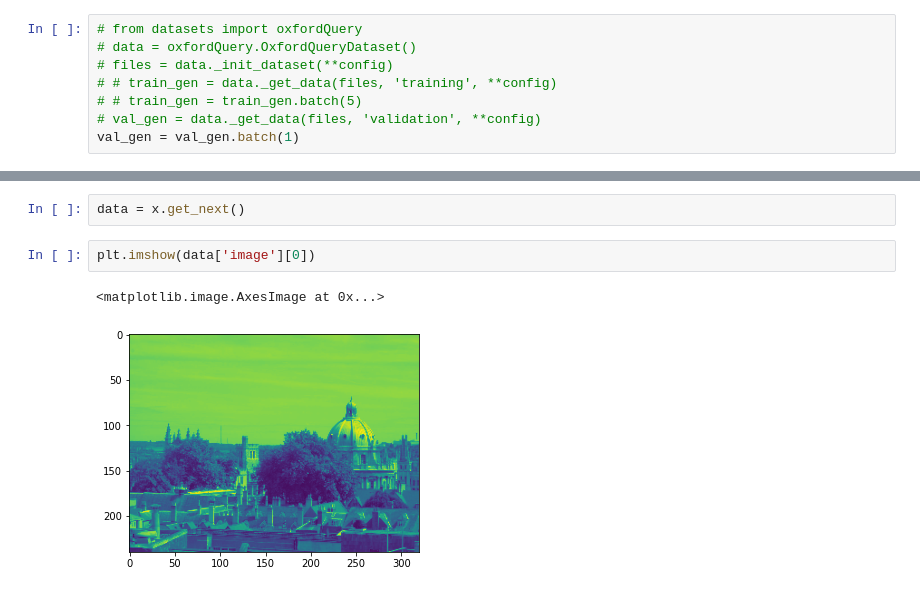
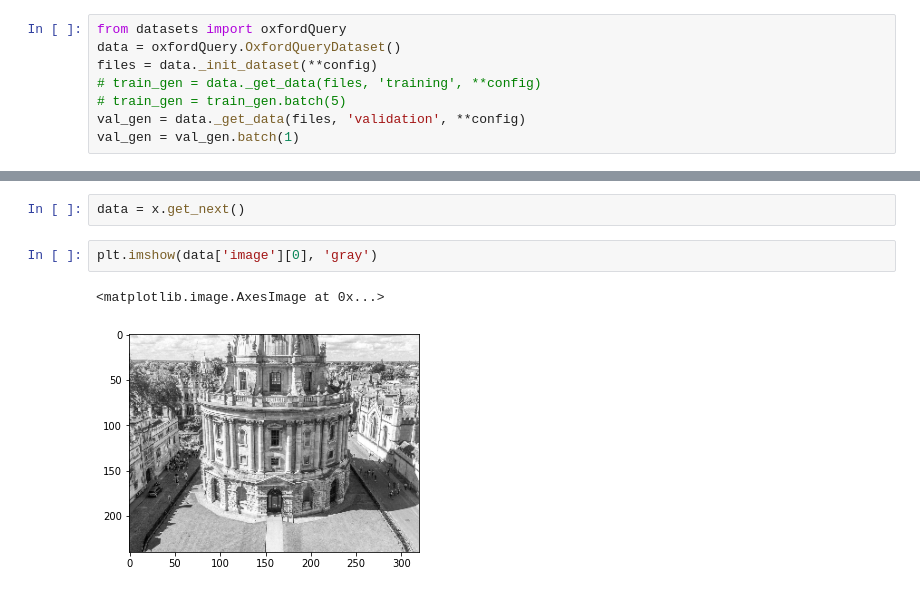
Before and after one commit to amit205/multi-task-learning, a Jupyter notebook: export_vlad_descriptors_oxford-mtl.ipynb, the cells around one changed output, grey strips where cells are left out. Saved outputs shown, nothing was run; the diff lists cells and outputs as text.

```diff
--- a/export_vlad_descriptors_oxford-mtl.ipynb
+++ b/export_vlad_descriptors_oxford-mtl.ipynb
@@ -772,12 +772,12 @@ imageID=indexStructure[0]
 tree = indexStructure[1]
 pathImageData = indexStructure[2]
 # %%
-# from datasets import oxfordQuery
-# data = oxfordQuery.OxfordQueryDataset()
-# files = data._init_dataset(**config)
-# # train_gen = data._get_data(files, 'training', **config)
-# # train_gen = train_gen.batch(5)
-# val_gen = data._get_data(files, 'validation', **config)
+from datasets import oxfordQuery
+data = oxfordQuery.OxfordQueryDataset()
+files = data._init_dataset(**config)
+# train_gen = data._get_data(files, 'training', **config)
+# train_gen = train_gen.batch(5)
+val_gen = data._get_data(files, 'validation', **config)
 val_gen = val_gen.batch(1)
 # %%
 # display the query
@@ -786,7 +786,7 @@ x = iter(val_gen)
 # %%
 data = x.get_next()
 # %%
-plt.imshow(data['image'][0])
+plt.imshow(data['image'][0], 'gray')
 # %% [output]
 <matplotlib.image.AxesImage at 0x...>
-[figure, old version]
+[figure, new version]
```
Also changed, not shown: parts of 18 cells of this notebook, 6 other files.
